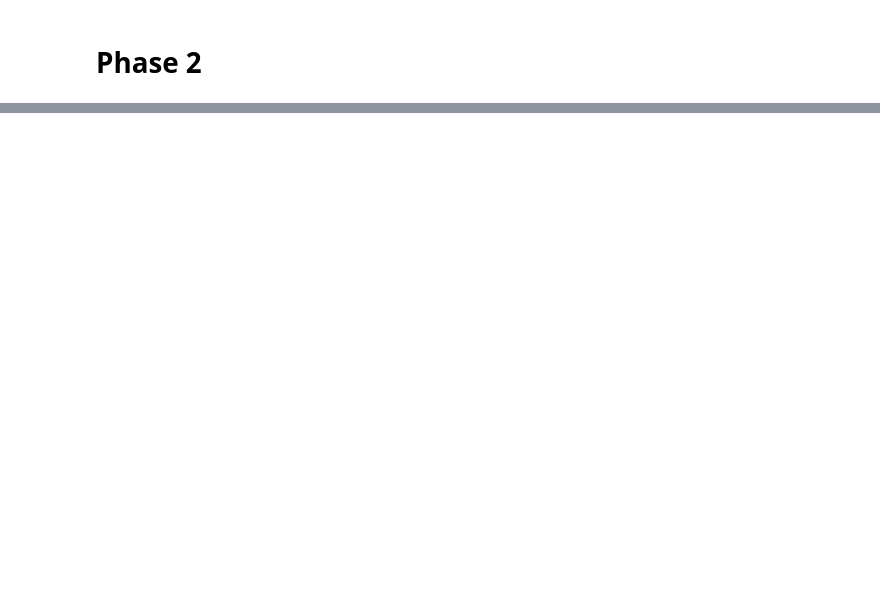
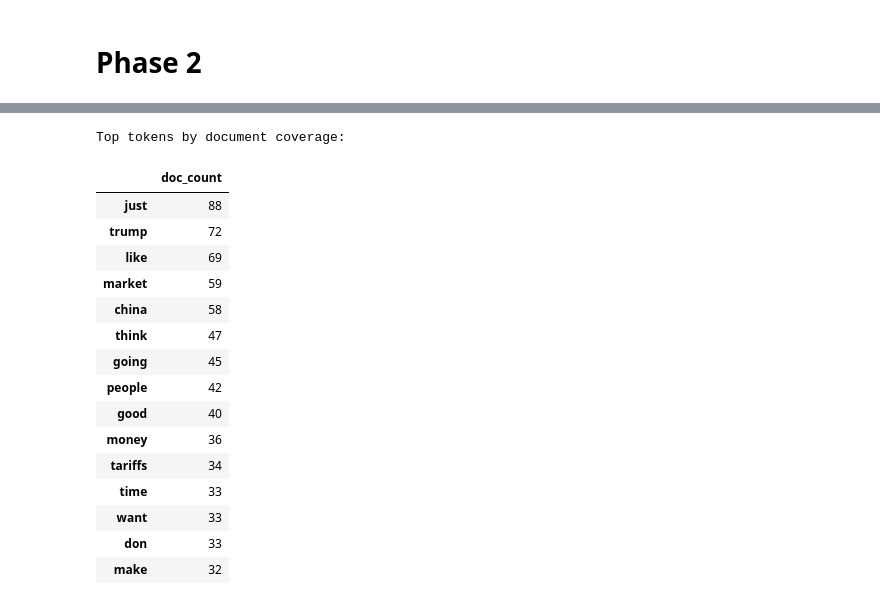
Before and after one commit to David-OliverM/DM2025-Lab1-Exercise, a Jupyter notebook: DM2025-Lab1-Homework.ipynb, the cells around one changed output, grey strips where cells are left out. Drawn from its saved outputs; the diff is of its cells as text; code cells hidden in the pictures; blank space fills up the shorter version.

Commit message:
Lab 1 Phase 2

```diff
--- a/DM2025-Lab1-Homework.ipynb
+++ b/DM2025-Lab1-Homework.ipynb
@@ -386,0 +389,63 @@ Notes:
+# %%
+# Phase 2 - Load artifacts from phase 1 and build transaction format
+import pandas as pd
+import joblib
+from pathlib import Path
+from scipy import sparse
+from sklearn.feature_extraction.text import TfidfVectorizer
+
+# Check that phase 1 outputs exist
+phase1_clean_path = Path(OUT_DIR) / "phase1_clean.csv"
+phase1_bow_path = Path(OUT_DIR) / "phase1_bow.npz"
+phase1_vectorizer_path = Path(OUT_DIR) / "phase1_vectorizer.joblib"
+
+if not phase1_clean_path.exists():
+    raise FileNotFoundError(f"Expected cleaned phase 1 data at {phase1_clean_path.resolve()}")
+if not phase1_bow_path.exists():
+    raise FileNotFoundError(f"Expected phase 1 bag-of-words matrix at {phase1_bow_path.resolve()}")
+if not phase1_vectorizer_path.exists():
+    raise FileNotFoundError(f"Expected phase 1 vectorizer at {phase1_vectorizer_path.resolve()}")
+
+# Reload cleaned text
+phase2_df = pd.read_csv(phase1_clean_path)
+phase2_df = phase2_df[["text", "label"]].dropna(subset=["text"]).reset_index(drop=True)
+phase2_df["label"] = phase2_df["label"].astype(float)
+
+phase2_tokens = phase2_df["text"].astype(str).apply(simple_tokenize)
+
+# Reload count vectorizer and BoW matrix
+count_vec = joblib.load(phase1_vectorizer_path)
+X_counts = sparse.load_npz(phase1_bow_path)
+if X_counts.shape[0] != phase2_df.shape[0]:
+    raise ValueError("Phase 1 bag-of-words rows do not align with the cleaned dataset")
+
+# Build TF-IDF features
+tfidf_vec = TfidfVectorizer(analyzer=lambda doc: simple_tokenize(doc), min_df=3, max_df=0.9)
+X_tfidf = tfidf_vec.fit_transform(phase2_df["text"].astype(str))
+y = phase2_df["label"].values
+
+# Convert to transaction format (one row per document, tokens tab-separated)
+transaction_df = pd.DataFrame(
+    {
+        "Transactions": phase2_tokens.apply(lambda toks: "\t".join(sorted(set(toks))))
+    }
+)
+
+print(f"Transactions: {transaction_df.shape[0]:,}")
+print("Sample transactions (deduplicated tokens per post):")
+display(transaction_df.head(5))
+
+# Calculate document support for each token
+binary_counts = (X_counts > 0).astype(int)
+token_support = pd.Series(
+    sparse.csr_matrix(binary_counts).sum(axis=0).A1,
+    index=count_vec.get_feature_names_out(),
+).sort_values(ascending=False)
+
+support_summary = token_support.describe(percentiles=[0.5, 0.9, 0.95])
+print("\nToken support summary (documents per token):")
+display(support_summary.to_frame("doc_count"))
+
+print("Top tokens by document coverage:")
+display(token_support.head(15).to_frame("doc_count"))
+# %% [output]
@@ -386,0 +470,17 @@ Notes:
+Top tokens by document coverage:
+|  | doc_count |
+| just | 88 |
+| trump | 72 |
+| like | 69 |
+| market | 59 |
+| china | 58 |
+| think | 47 |
+| going | 45 |
+| people | 42 |
+| good | 40 |
+| money | 36 |
+| tariffs | 34 |
+| time | 33 |
+| want | 33 |
+| don | 33 |
+| make | 32 |
```
Also changed, not shown: parts of 21 cells of this notebook, 3 other files.
